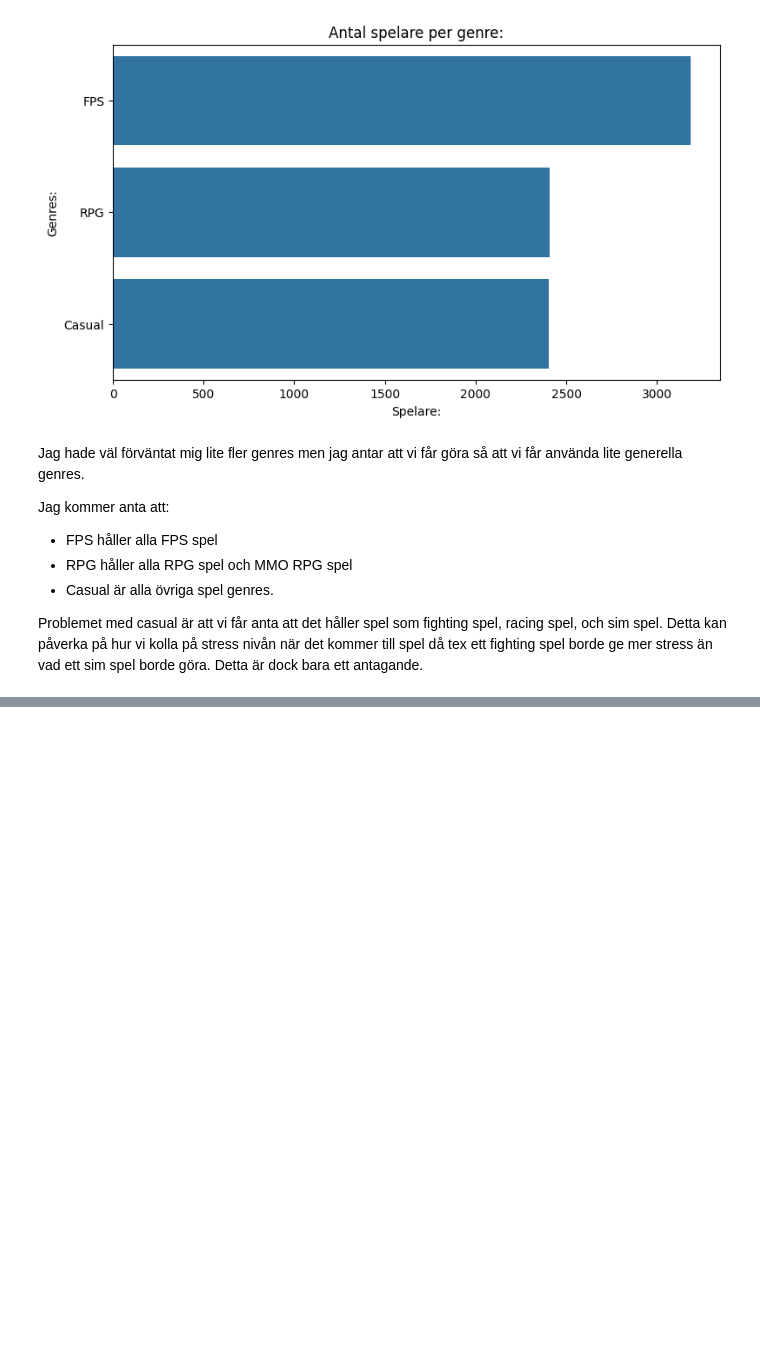
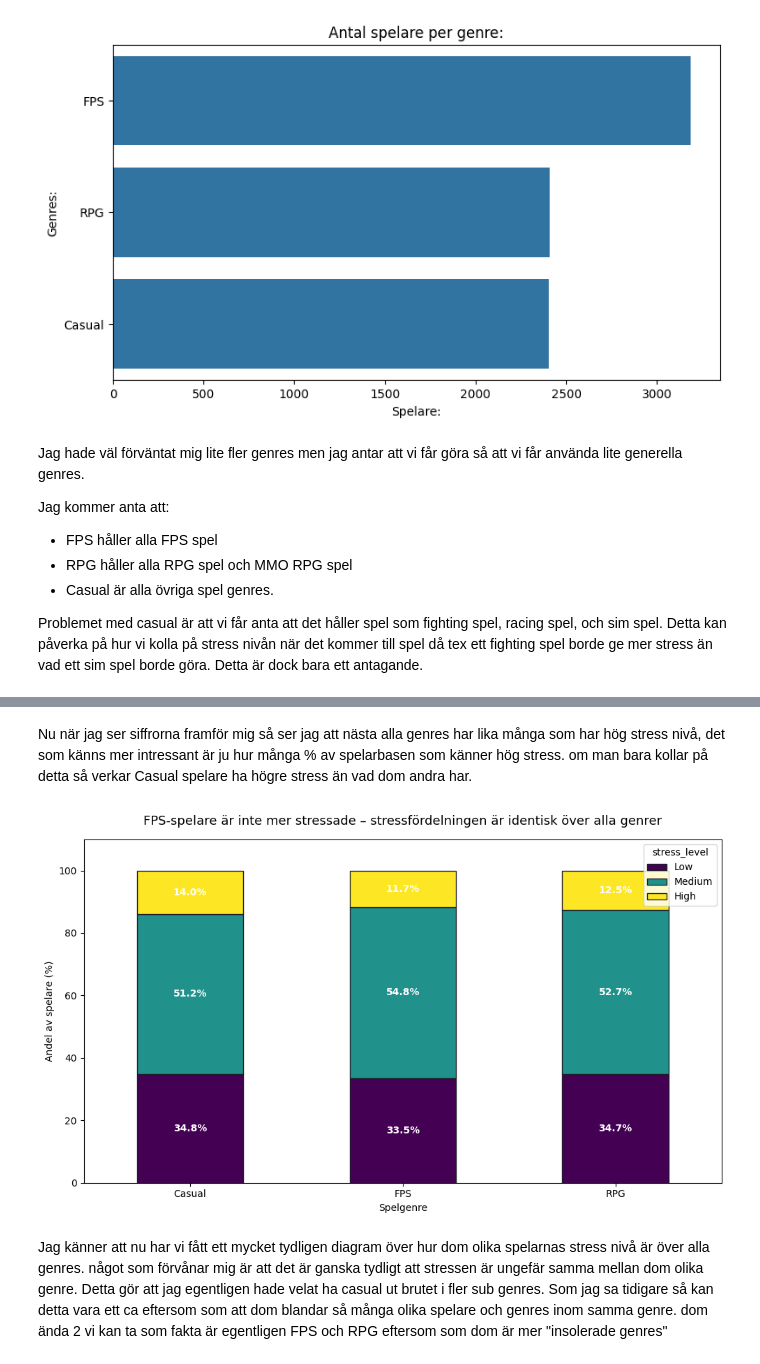
Before and after one commit to M-Renberg/Gaming-vs-Academic-Performance-Data-Analysis, a Jupyter notebook: notebook.ipynb, the cells around one changed output, grey strips where cells are left out. Drawn from its saved outputs; the diff is of its cells as text; code cells hidden in the pictures; blank space fills up the shorter version.

```diff
--- a/notebook.ipynb
+++ b/notebook.ipynb
@@ -248,0 +276,33 @@ Detta kan påverka på hur vi kolla på stress nivån när det kommer till spel
+# %% [markdown]
+Nu när jag ser siffrorna framför mig så ser jag att nästa alla genres har lika många som har hög stress nivå, det som känns mer intressant är ju hur många % av spelarbasen som känner hög stress. om man bara kollar på detta så verkar Casual spelare ha högre stress än vad dom andra har.
+# %%
+df_percent = pd.crosstab(df_new['gaming_genre'], df_new['stress_level'], normalize='index') * 100 #Gör varje stapel 100% av innehållet
+
+df_percent = df_percent[['Low', 'Medium', 'High']] #delar in stress % i olika fack
+
+fig, ax = plt.subplots(figsize=(10, 6))
+
+#Skapa diagramet
+df_percent.plot(kind='bar', stacked=True, ax=ax, color=['#440154', '#21918c', '#fde725'], edgecolor='#1f1f28')
+
+#lägger till text inne i staplarna
+for container in ax.containers:
+    labels = [f'{val:.1f}%' if val > 5 else '' for val in container.datavalues]
+    ax.bar_label(container, labels=labels, label_type='center', color='white', fontweight='bold', fontsize=10)
+
+ax.set_title("FPS-spelare är inte mer stressade – stressfördelningen är identisk över alla genrer", fontsize=13, pad=15)
+ax.set_xlabel("Spelgenre")
+ax.set_ylabel("Andel av spelare (%)")
+ax.set_ylim(0, 110)
+
+plt.xticks(rotation=0)
+
+plt.tight_layout()
+plt.show()
+# %% [output]
+[figure, added]
+# %% [markdown]
+Jag känner att nu har vi fått ett mycket tydligen diagram över hur dom olika spelarnas stress nivå är över alla genres.
+något som förvånar mig är att det är ganska tydligt att stressen är ungefär samma mellan dom olika genre.
+Detta gör att jag egentligen hade velat ha casual ut brutet i fler sub genres. Som jag sa tidigare så kan detta vara ett ca eftersom som att dom blandar så många olika spelare och genres inom samma genre.
+dom ända 2 vi kan ta som fakta är egentligen FPS och RPG eftersom som dom är mer "insolerade genres"
```
Also changed, not shown: parts of 3 cells of this notebook.
